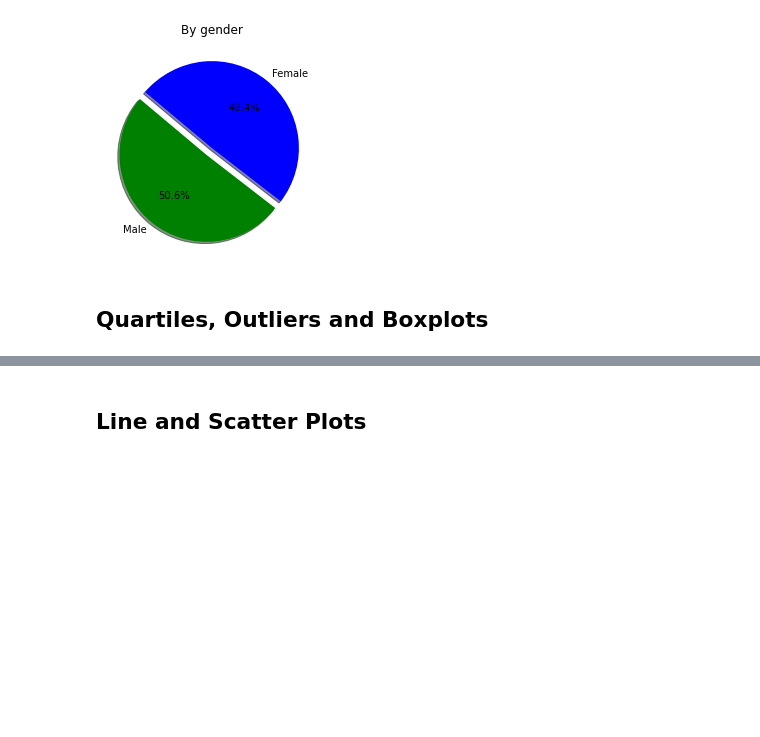
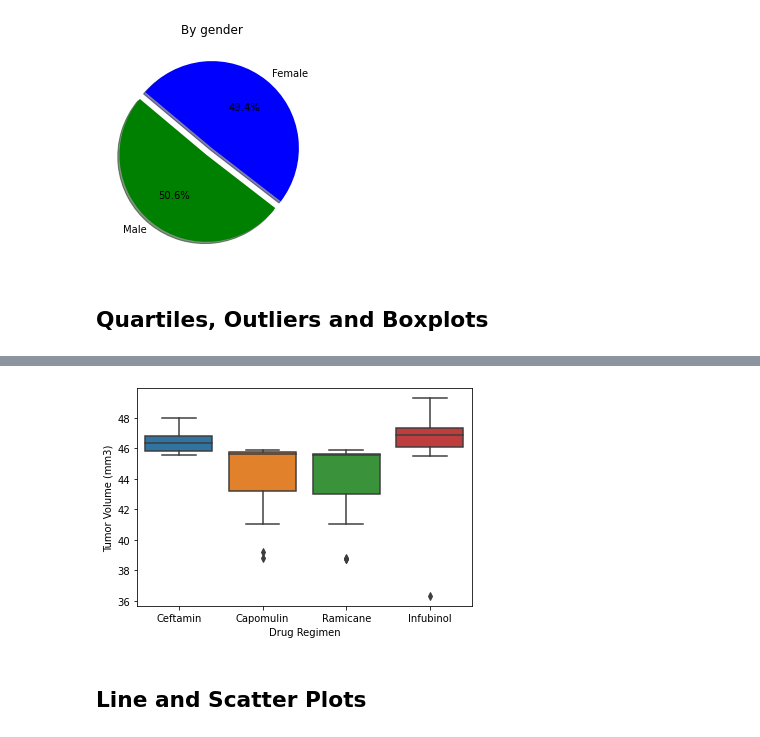
Before and after one commit to bekhemhorne/SMU_HOMEWORK09, a Jupyter notebook: 05-Matplotlib/Submissions/Pymaceuticals_BH.ipynb, the cells around one changed output, grey strips where cells are left out. Cells and saved outputs as stored; diff of their text form; code cells hidden in the pictures; blank space fills up the shorter version.

```diff
--- a/05-Matplotlib/Submissions/Pymaceuticals_BH.ipynb
+++ b/05-Matplotlib/Submissions/Pymaceuticals_BH.ipynb
@@ -278,0 +287,4 @@ plt.show()
+# %%
+#Create the timepoint dataframe
+greatest = frm2.groupby("Mouse ID").Timepoint.max().reset_index()
+greatest
@@ -278,0 +305,4 @@ plt.show()
+# %%
+#Create the new table from the previous groupby dataframe and include mouse id and times
+frm3 = pd.merge(frm2, greatest, on=["Mouse ID", "Timepoint"], how="inner")
+frm3
@@ -278,0 +323,6 @@ plt.show()
+# %%
+#Create the breakdown of the listed drugs
+mask = frm3["Drug Regimen"].isin(["Capomulin", "Ramicane", "Infubinol", "Ceftamin"])
+frm4 = frm3[mask].reset_index(drop=True)
+
+frm4
@@ -279,3 +343,9 @@ plt.show()
+# %%
+#Create the boxplot
+sns.boxplot(data=frm4, x="Drug Regimen", y="Tumor Volume (mm3)")
+plt.show()
+# %% [output]
+[figure, added]
 # %%
 # Put treatments into a list for for loop (and later for plot labels)
 
```
Also changed, not shown: parts of 8 cells of this notebook.
